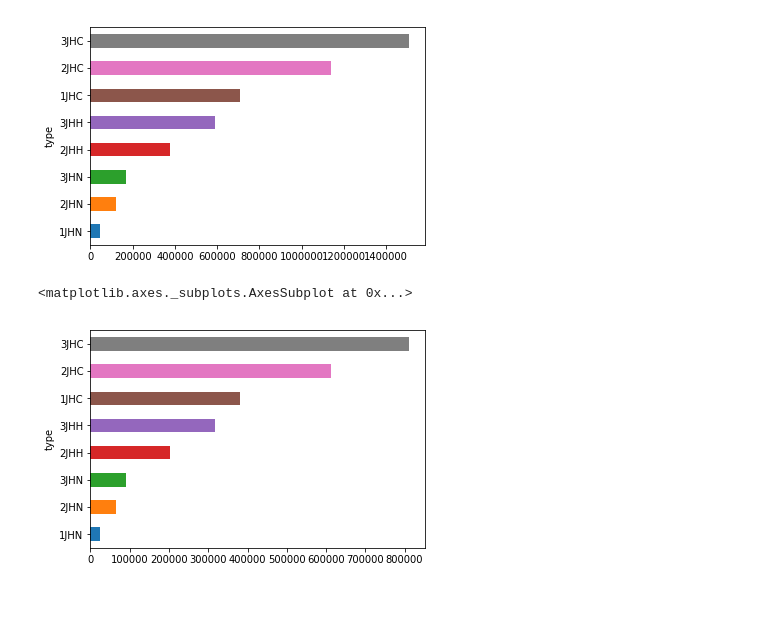
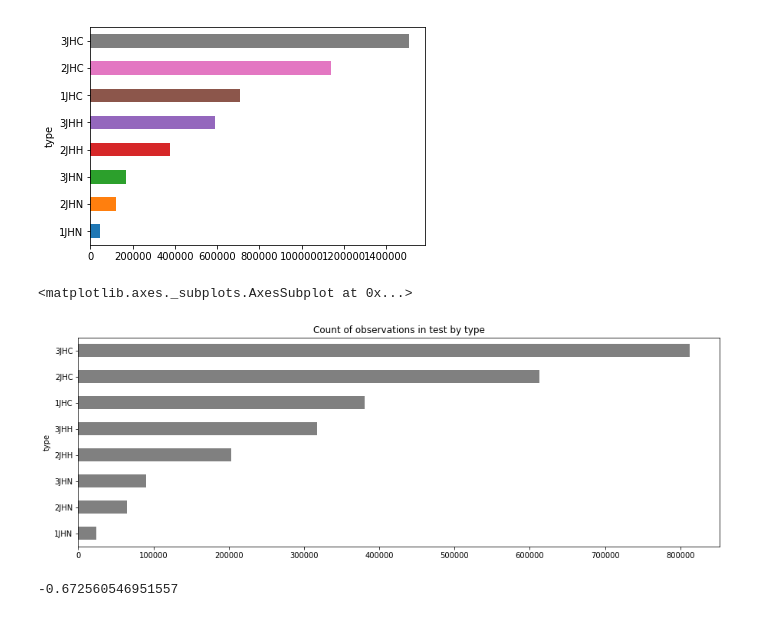
Before and after one commit to RobMulla/kaggle-champs-2019, a Jupyter notebook: notebooks/ORGANIZE_BY_TYPE.ipynb, the cells around one changed output. Saved outputs shown, nothing was run; the diff lists cells and outputs as text; code cells hidden in the pictures.

```diff
--- a/notebooks/ORGANIZE_BY_TYPE.ipynb
+++ b/notebooks/ORGANIZE_BY_TYPE.ipynb
@@ -91,7 +87,11 @@ train.groupby('type')['id'].count().sort_values().plot(kind='barh')
 [figure]
 # %%
 test = pd.read_csv('../input/test.csv')
-test.groupby('type')['id'].count().sort_values().plot(kind='barh')
+test.groupby('type')['id'].count().sort_values().plot(kind='barh', title='Count of observations in test by type', figsize=(15, 5), color='grey')
 # %% [output]
 <matplotlib.axes._subplots.AxesSubplot at 0x...>
-[figure, old version]
+[figure, new version]
+# %%
+np.log(0.5104)
+# %% [output]
+-0.672560546951557
```
Also changed, not shown: parts of 2 cells of this notebook, 9 other files.
